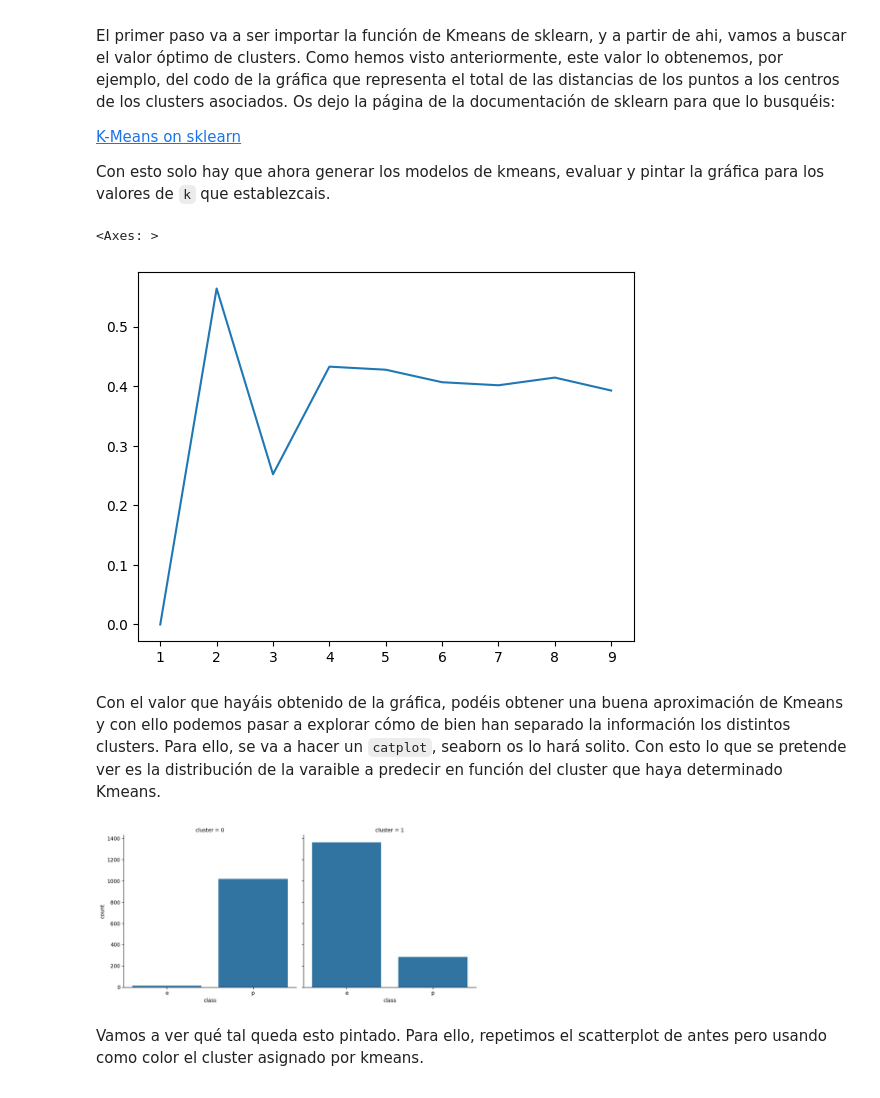
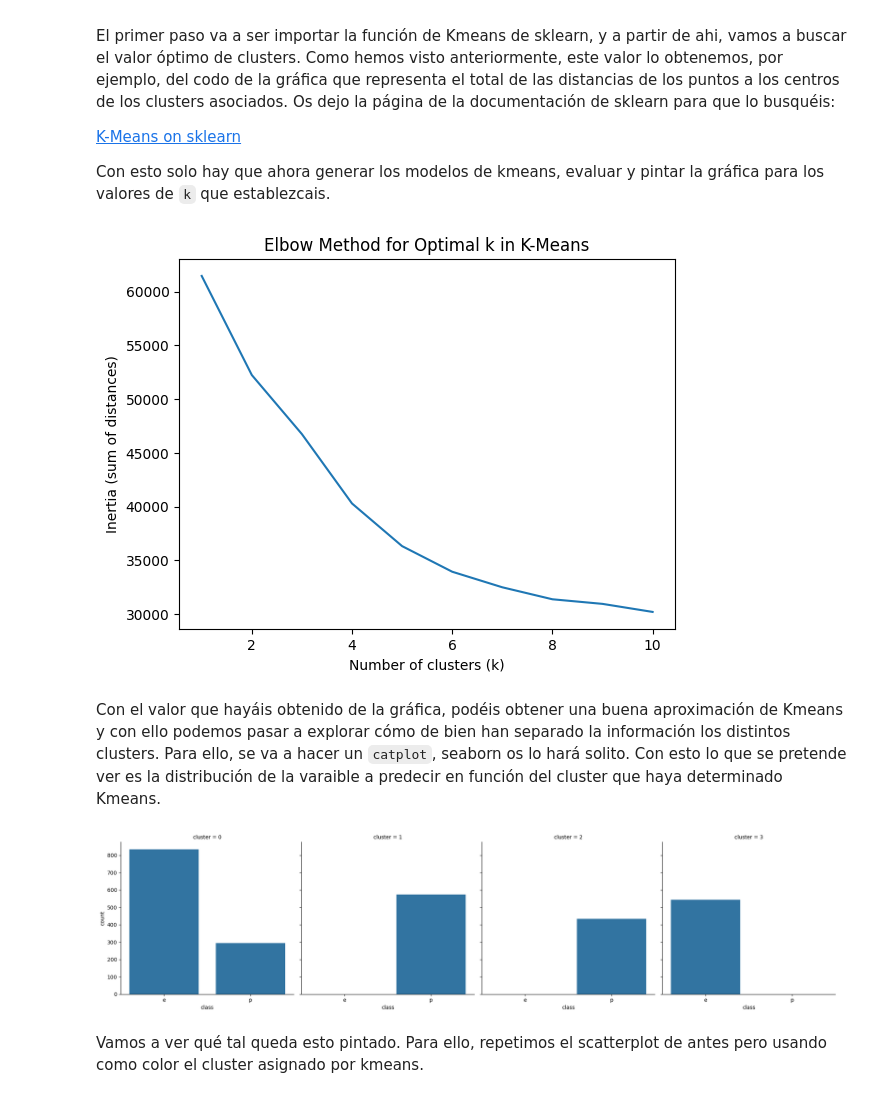
Before and after one commit to Frodmar/proyecto-9_Unsupervised_ML_group_7, a Jupyter notebook: workshop-clustering-pca.ipynb, the cells around one changed output. Cells and saved outputs as stored; diff of their text form; code cells hidden in the pictures.

```diff
--- a/workshop-clustering-pca.ipynb
+++ b/workshop-clustering-pca.ipynb
@@ -271,52 +273,46 @@ El primer paso va a ser importar la función de Kmeans de sklearn, y a partir de
 
 Con esto solo hay que ahora generar los modelos de kmeans, evaluar y pintar la gráfica para los valores de ``k`` que establezcais.
 # %%
-from sklearn.cluster import KMeans
-from sklearn.metrics import normalized_mutual_info_score
-
 scores = []
-k_values = range(1, 10)# definir un rango
+k_values = range(1, 11) # defining a range
 for a in k_values:
 
     # Definir Kmeans y ajustar
     kmeans = KMeans(n_clusters=a, random_state=42)
     kmeans.fit(X_train)
-
     # Guardar la predicción
-    y_pred = kmeans.predict(X_test)
-    # Convertir y_test de multilabel a single
-    y_test_labels = y_test.idxmax(axis=1)
-    # Use normalized mutual information score for clustering evaluation
-    score = normalized_mutual_info_score(y_test_labels, y_pred)
-    scores.append(score)
+    scores.append(kmeans.inertia_)
 
 sns.lineplot(x=k_values, y=scores)
+plt.xlabel("Number of clusters (k)")
+plt.ylabel("Inertia (sum of distances)")
+plt.title("Elbow Method for Optimal k in K-Means")
+plt.show()
 # %% [output]
-<Axes: >
-[figure, old version]
+[figure, new version]
 # %% [markdown]
 Con el valor que hayáis obtenido de la gráfica, podéis obtener una buena aproximación de Kmeans y con ello podemos pasar a explorar cómo de bien han separado la información los distintos clusters. Para ello, se va a hacer un ``catplot``, seaborn os lo hará solito. Con esto lo que se pretende ver es la distribución de la varaible a predecir en función del cluster que haya determinado Kmeans.
 # %%
 # Aprender Kmeans con el valor de K obtenido.
 
 # Definir y entrenar Kmeans.
-kmeans = KMeans(n_clusters=2, random_state=42, n_init=10)
+kmeans = KMeans(n_clusters=4, random_state=42, n_init=10)
 c_train = kmeans.fit_predict(X_train)
 c_test = kmeans.predict(X_test)
 
 # Preparar el catplot con los datos originales
 test_2v = X_test.copy()
 test_2v['cluster'] = c_test
 
 # Usar una columna del dataset original (antes de encoding)
 # Por ejemplo, si tienes acceso al df original:
 test_2v['class'] = df.loc[X_test.index, 'class']  # agregar una variable categórica original
 
 # Pintar
 ax = sns.catplot(col='cluster', x='class', data=test_2v, kind='count', col_wrap=4)
 plt.show()
 # %% [output]
-[figure, old version]
+[figure, new version]
 # %% [markdown]
 Vamos a ver qué tal queda esto pintado. Para ello, repetimos el scatterplot de antes pero usando como color el cluster asignado por kmeans.
 # %%
```
Also changed, not shown: parts of 3 cells of this notebook, 3 other files.
